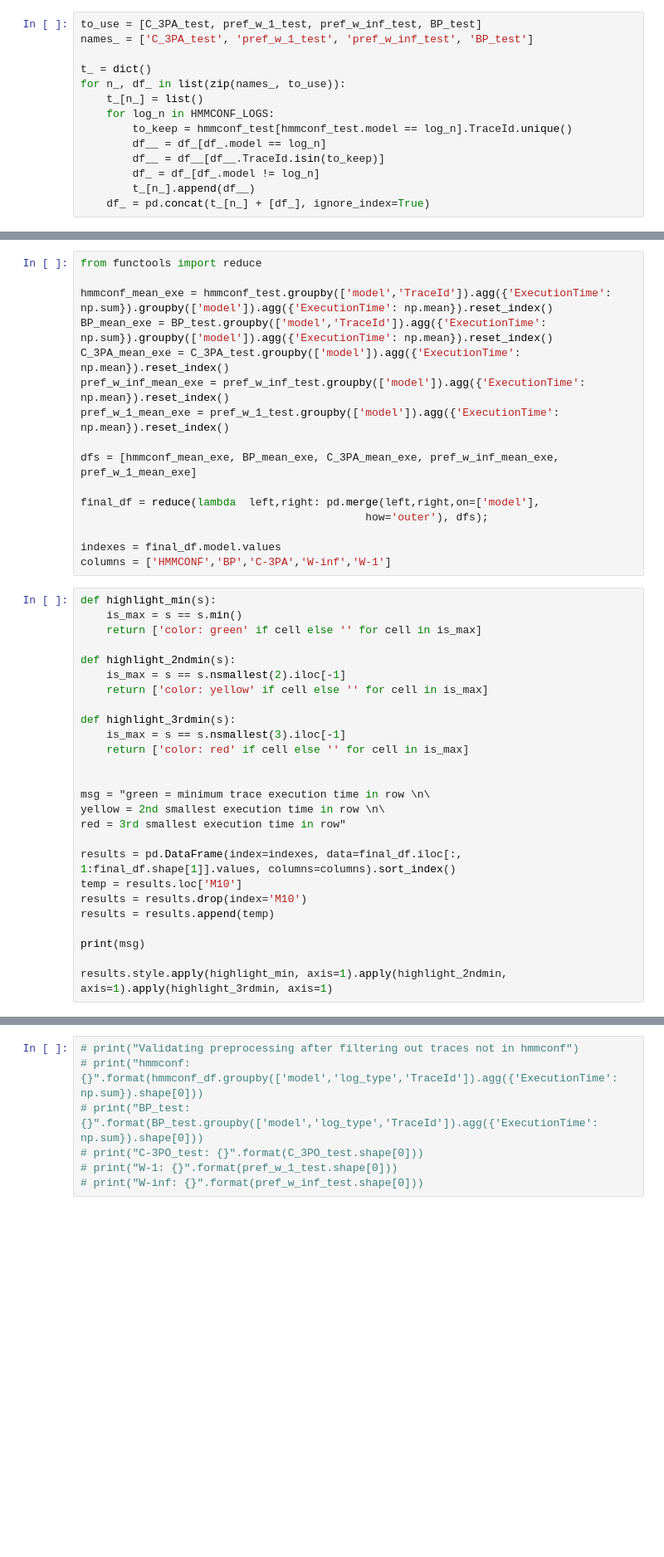
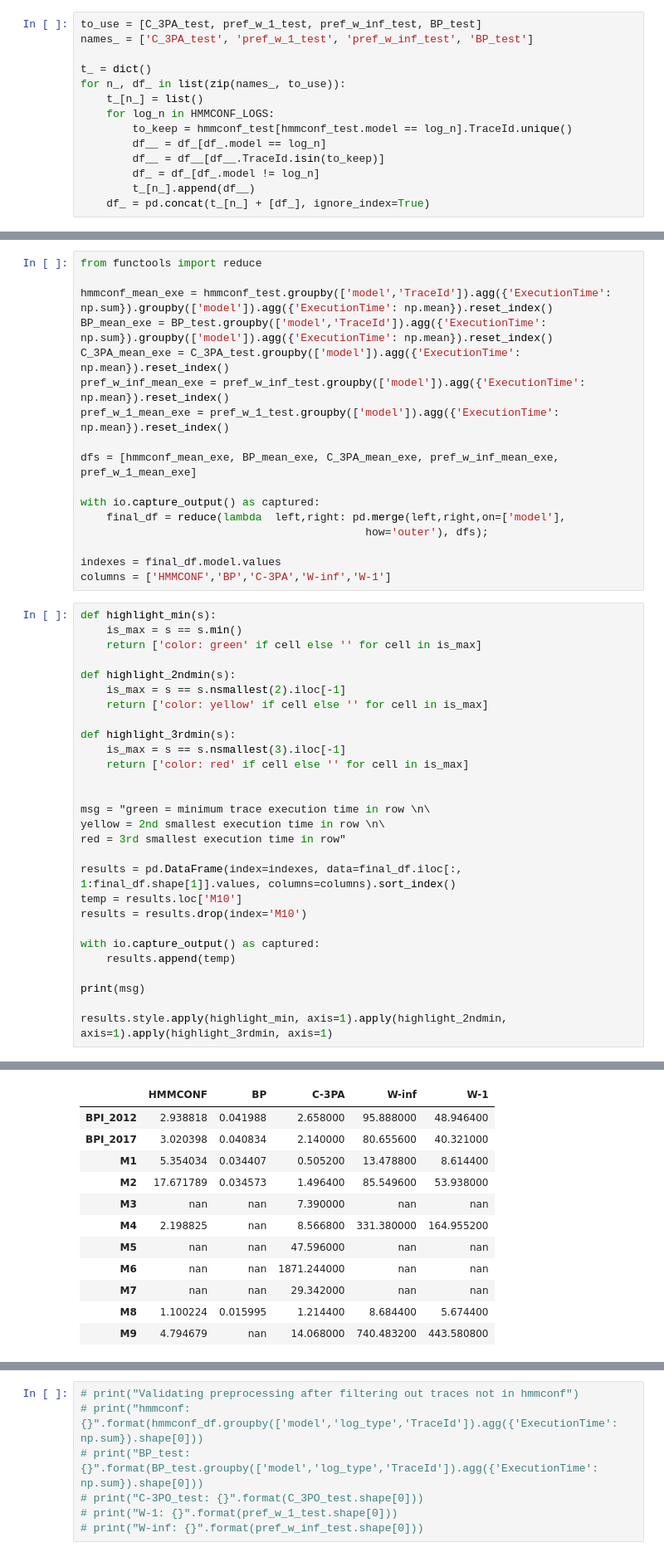
Before and after one commit to MaxTNielsen/ConformanceCheckingUsingTries, a Jupyter notebook: Jupyter/analysis.ipynb, the cells around one changed output, grey strips where cells are left out. Shown at 83% size. Saved outputs shown, nothing was run; the diff lists cells and outputs as text; blank space fills up the shorter version.

```diff
--- a/Jupyter/analysis.ipynb
+++ b/Jupyter/analysis.ipynb
@@ -346,7 +360,8 @@ pref_w_1_mean_exe = pref_w_1_test.groupby(['model']).agg({'ExecutionTime': np.me
 
 dfs = [hmmconf_mean_exe, BP_mean_exe, C_3PA_mean_exe, pref_w_inf_mean_exe, pref_w_1_mean_exe]
 
-final_df = reduce(lambda  left,right: pd.merge(left,right,on=['model'],
+with io.capture_output() as captured:
+    final_df = reduce(lambda  left,right: pd.merge(left,right,on=['model'],
                                             how='outer'), dfs);
 
 indexes = final_df.model.values
@@ -372,8 +387,11 @@ red = 3rd smallest execution time in row"
 results = pd.DataFrame(index=indexes, data=final_df.iloc[:, 1:final_df.shape[1]].values, columns=columns).sort_index()
 temp = results.loc['M10']
 results = results.drop(index='M10')
-results = results.append(temp)
+
+with io.capture_output() as captured:
+    results.append(temp)
 
 print(msg)
 
 results.style.apply(highlight_min, axis=1).apply(highlight_2ndmin, axis=1).apply(highlight_3rdmin, axis=1)
+# %% [output]
@@ -380,3 +401,15 @@ results.style.apply(highlight_min, axis=1).apply(highlight_2ndmin, axis=1).apply
+|  | HMMCONF | BP | C-3PA | W-inf | W-1 |
+| BPI_2012 | 2.938818 | 0.041988 | 2.658000 | 95.888000 | 48.946400 |
+| BPI_2017 | 3.020398 | 0.040834 | 2.140000 | 80.655600 | 40.321000 |
+| M1 | 5.354034 | 0.034407 | 0.505200 | 13.478800 | 8.614400 |
+| M2 | 17.671789 | 0.034573 | 1.496400 | 85.549600 | 53.938000 |
+| M3 | nan | nan | 7.390000 | nan | nan |
+| M4 | 2.198825 | nan | 8.566800 | 331.380000 | 164.955200 |
+| M5 | nan | nan | 47.596000 | nan | nan |
+| M6 | nan | nan | 1871.244000 | nan | nan |
+| M7 | nan | nan | 29.342000 | nan | nan |
+| M8 | 1.100224 | 0.015995 | 1.214400 | 8.684400 | 5.674400 |
+| M9 | 4.794679 | nan | 14.068000 | 740.483200 | 443.580800 |
 # %%
 # C_3PO_test = C_3PO_df.copy()
 # pref_w_1_test = pref_w_1_df.copy()
```
Also changed, not shown: parts of 45 cells of this notebook, 6 other files.
